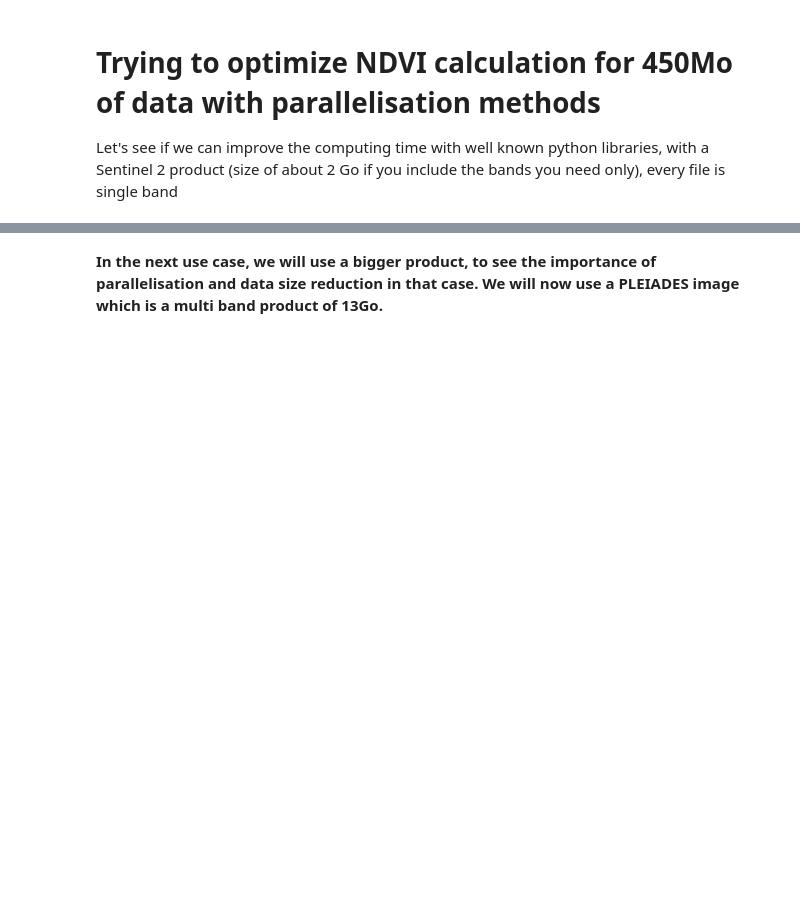
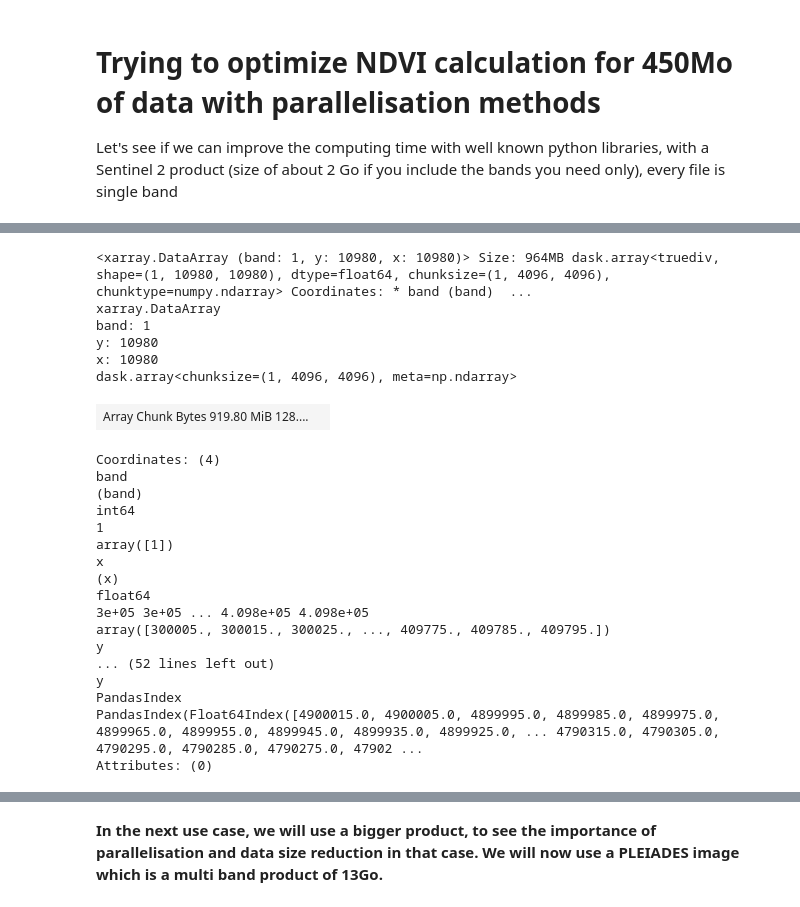
Before and after one commit to tromain/pluto-tuto, a Jupyter notebook: tuto_greenit.ipynb, the cells around one changed output, grey strips where cells are left out. Saved outputs shown, nothing was run; the diff lists cells and outputs as text; code cells hidden in the pictures; blank space fills up the shorter version.

```diff
--- a/tuto_greenit.ipynb
+++ b/tuto_greenit.ipynb
@@ -378,0 +430,4 @@ ndvi_array
+# %%
+%%time
+red = rxr.open_rasterio(s2_b4, chunks=(-1,4096,4096))
+nir = rxr.open_rasterio(s2_b8, chunks=(-1,4096,4096))
@@ -378,0 +437,5 @@ ndvi_array
+# %%
+%%time
+ndvi = (nir - red) / (nir + red)
+ndvi
+# %% [output]
@@ -378,0 +444,24 @@ ndvi_array
+<xarray.DataArray (band: 1, y: 10980, x: 10980)> Size: 964MB dask.array<truediv, shape=(1, 10980, 10980), dtype=float64, chunksize=(1, 4096, 4096), chunktype=numpy.ndarray> Coordinates: * band (band)  ...
+xarray.DataArray
+band: 1
+y: 10980
+x: 10980
+dask.array<chunksize=(1, 4096, 4096), meta=np.ndarray>
+| Array Chunk Bytes 919.80 MiB 128.... |  |
+Coordinates: (4)
+band
+(band)
+int64
+1
+array([1])
+x
+(x)
+float64
+3e+05 3e+05 ... 4.098e+05 4.098e+05
+array([300005., 300015., 300025., ..., 409775., 409785., 409795.])
+y
+... (52 lines left out)
+y
+PandasIndex
+PandasIndex(Float64Index([4900015.0, 4900005.0, 4899995.0, 4899985.0, 4899975.0, 4899965.0, 4899955.0, 4899945.0, 4899935.0, 4899925.0, ... 4790315.0, 4790305.0, 4790295.0, 4790285.0, 4790275.0, 47902 ...
+Attributes: (0)
```
Also changed, not shown: parts of 90 cells of this notebook.
